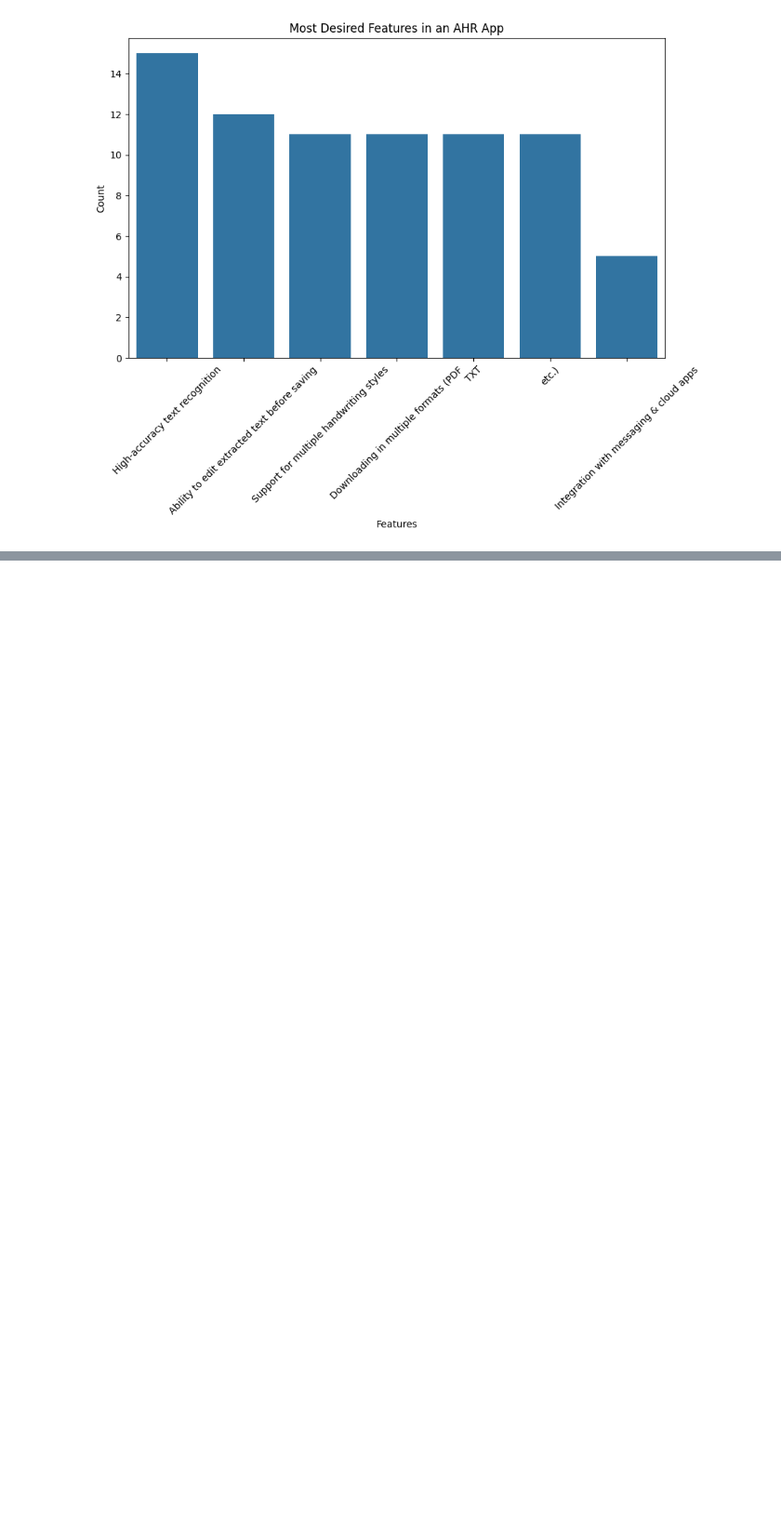
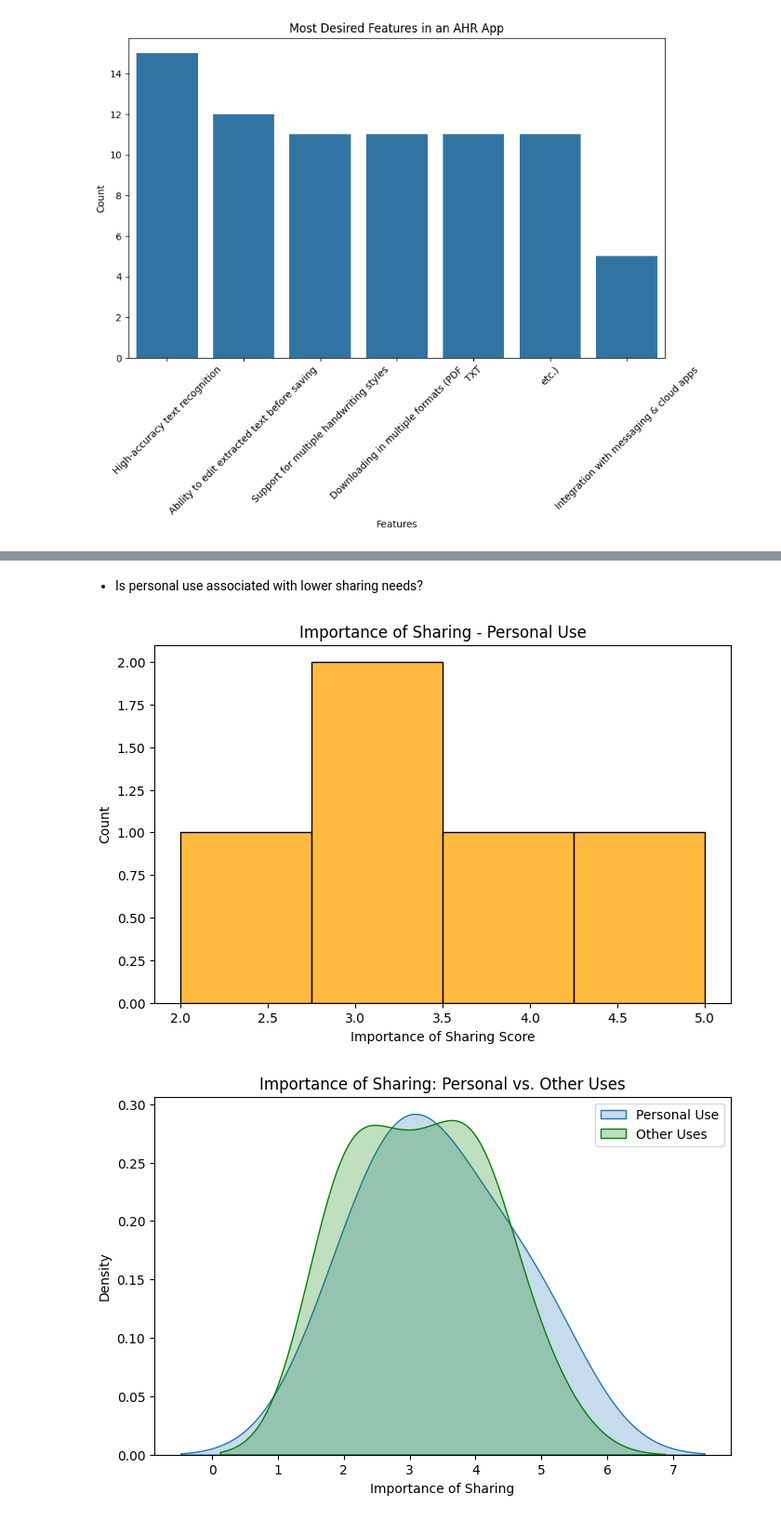
Before and after one commit to sondosaabed/Arabic-Handwritten-Recognition-UX-Design-Research-Data-Analysis, a Jupyter notebook: UX-Reserach-data.ipynb, the cells around one changed output, grey strips where cells are left out. Shown: that part at 93% size. Cells and saved outputs as stored; diff of their text form; code cells hidden in the pictures; blank space fills up the shorter version.

```diff
--- a/UX-Reserach-data.ipynb
+++ b/UX-Reserach-data.ipynb
@@ -195,0 +238,25 @@ plt.show()
+# %% [markdown]
+- Is personal use associated with lower sharing needs?
+# %%
+# Filter personal use
+personal_use = df[df['Primary Use Case'].str.contains('Personal note-taking', case=False)]
+
+# Plot Importance of Sharing
+plt.figure(figsize=(8, 5))
+sns.histplot(personal_use['Importance of Sharing'], bins=4, kde=False, color='orange')
+plt.title('Importance of Sharing - Personal Use')
+plt.xlabel('Importance of Sharing Score')
+plt.show()
+
+# Compare with others
+others = df[~df['Primary Use Case'].str.contains('Personal note-taking', case=False)]
+
+plt.figure(figsize=(8, 5))
+sns.kdeplot(personal_use['Importance of Sharing'], label='Personal Use', fill=True)
+sns.kdeplot(others['Importance of Sharing'], label='Other Uses', fill=True, color='green')
+plt.title('Importance of Sharing: Personal vs. Other Uses')
+plt.legend()
+plt.show()
+# %% [output]
+[figure, added]
+[figure, added]
```
Also changed, not shown: parts of 8 cells of this notebook.
